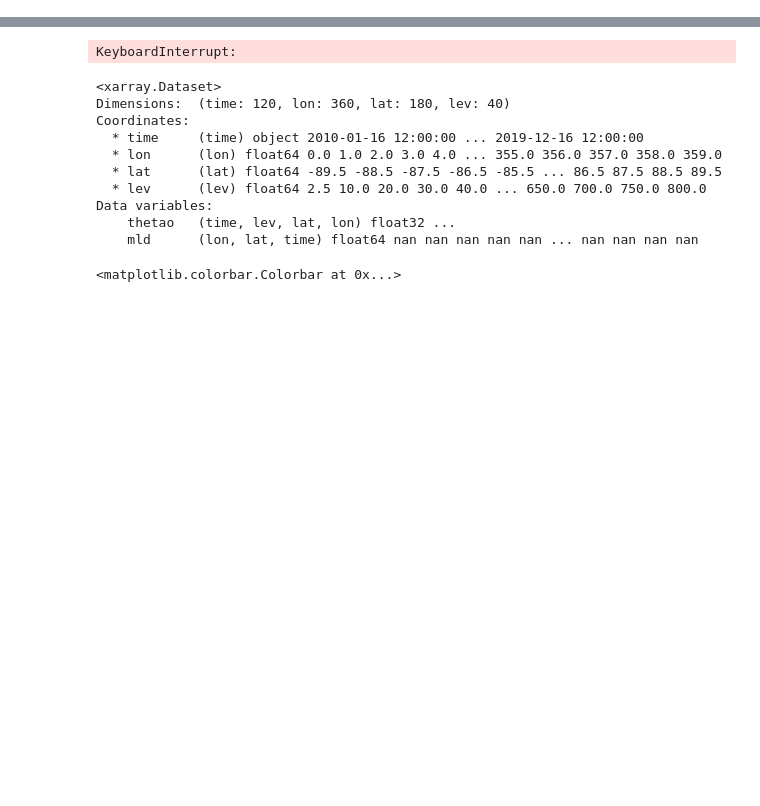
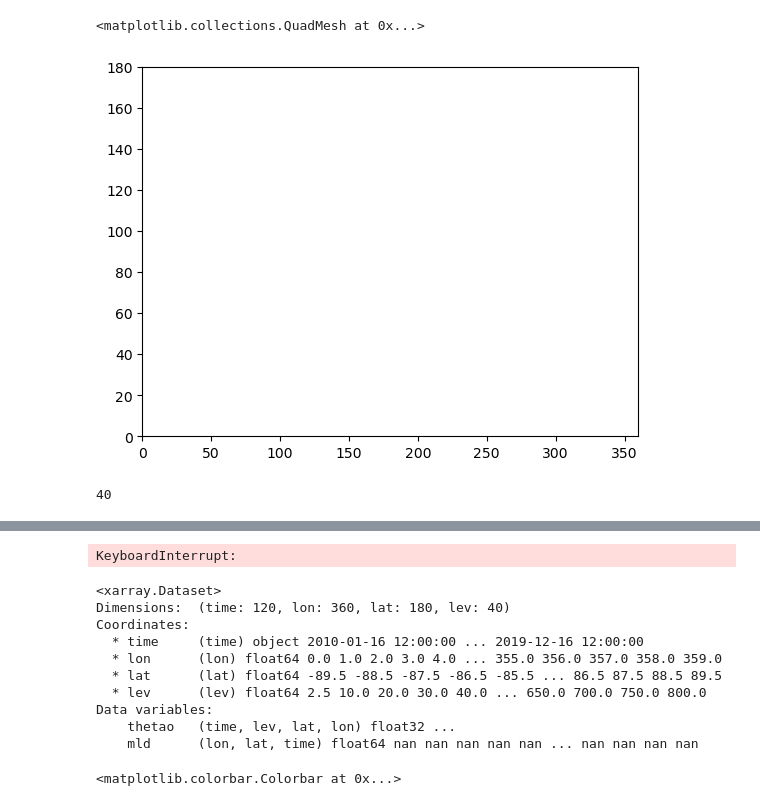
Before and after one commit to SethBushinsky/SO_seasonal_CO2_fluxes_in_models, a Jupyter notebook: MLD_calc_offline.ipynb, the cells around one changed output, grey strips where cells are left out. Cells and saved outputs as stored; diff of their text form; code cells hidden in the pictures; blank space fills up the shorter version.

```diff
--- a/MLD_calc_offline.ipynb
+++ b/MLD_calc_offline.ipynb
@@ -8,26 +8,4 @@ import numpy as np
 import functions.mld_calculations as cmip_mld
 from multiprocessing import Pool
 import re
-# %%
-# directories
-
-data_dir = "/Users/smb-uh/UHM_Ocean_BGC_Group Dropbox/Datasets/"
-cmip_dir = data_dir + "Model_Output/CMIP5/"
-
-model_run = 'cmip5'
-# model_run = 'cmip6_historical'
-# model_run = 'cmip6_ssp585'
-
-if model_run=='cmip5':
-    cmip_dir = data_dir + "Model_Output/CMIP5/"
-    experiment = 'rcp85'
-    dir_add_on = ''
-elif model_run=='cmip6_historical':
-    cmip_dir = data_dir + "Model_Output/CMIP6/"
-    experiment = 'historical'
-    dir_add_on = 'historical_download/'
-elif model_run=='cmip6_ssp585':
-    cmip_dir = data_dir + "Model_Output/CMIP6/"
-    experiment = 'ssp585'
-    dir_add_on = 'historical_download/'
 # %%
@@ -86,0 +97,14 @@ if __name__ == "__main__":
+# %%
+def sigma0(salinity,temperature,lon,lat,pressure):
+    SA = gsw.SA_from_SP(salinity,
+                        pressure,
+                        lon,
+                        lat)
+
+    CT = gsw.CT_from_t(SA,
+                       temperature,
+                       pressure)
+
+    sigma = gsw.sigma0(SA,CT)
+
+    return sigma
@@ -86,0 +236,9 @@ if __name__ == "__main__":
+# %%
+plt.pcolormesh(so_n['so'].isel(time=tt, rho=2).values)
+# %% [output]
+<matplotlib.collections.QuadMesh at 0x...>
+[figure, added]
+# %%
+len(pot_dens)
+# %% [output]
+40
```
Also changed, not shown: parts of 15 cells of this notebook, 7 other files.
